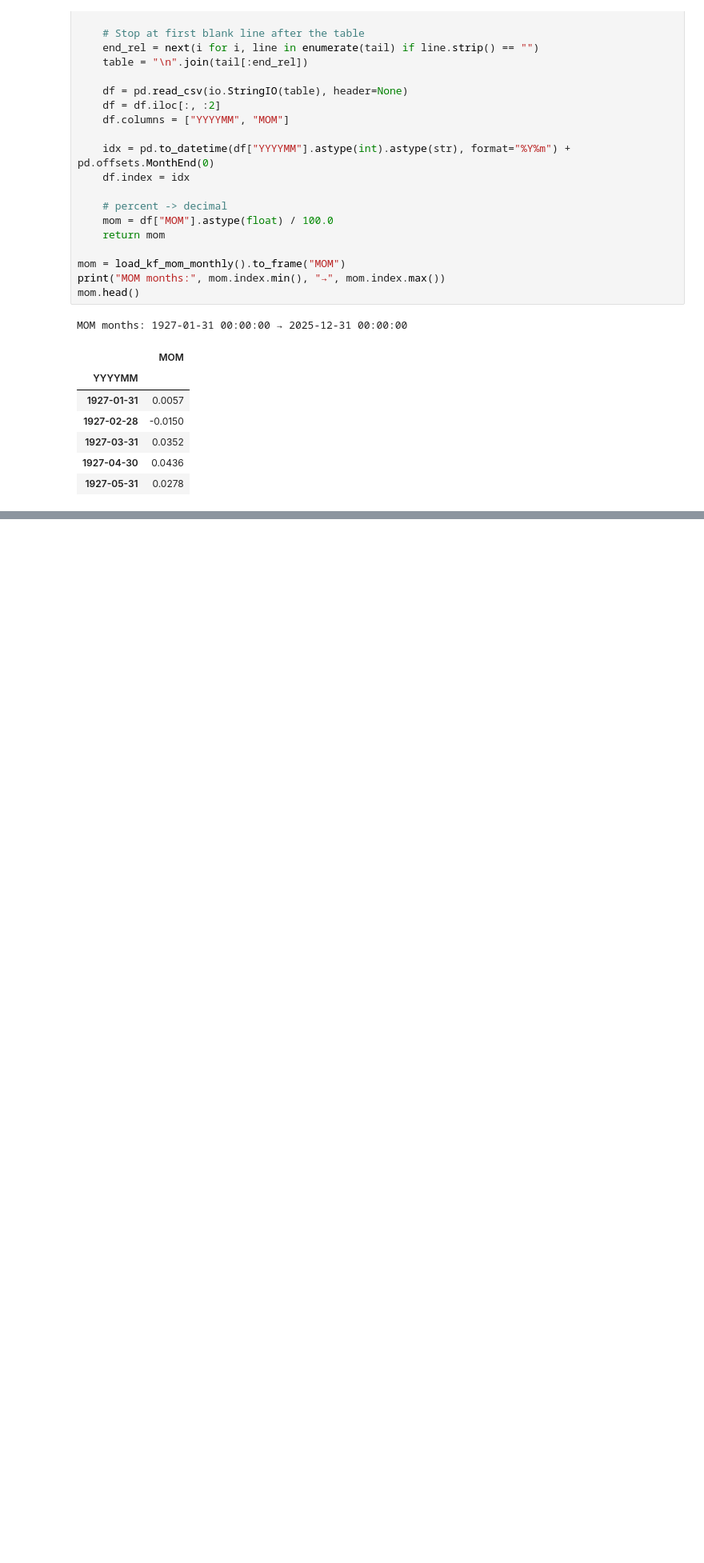
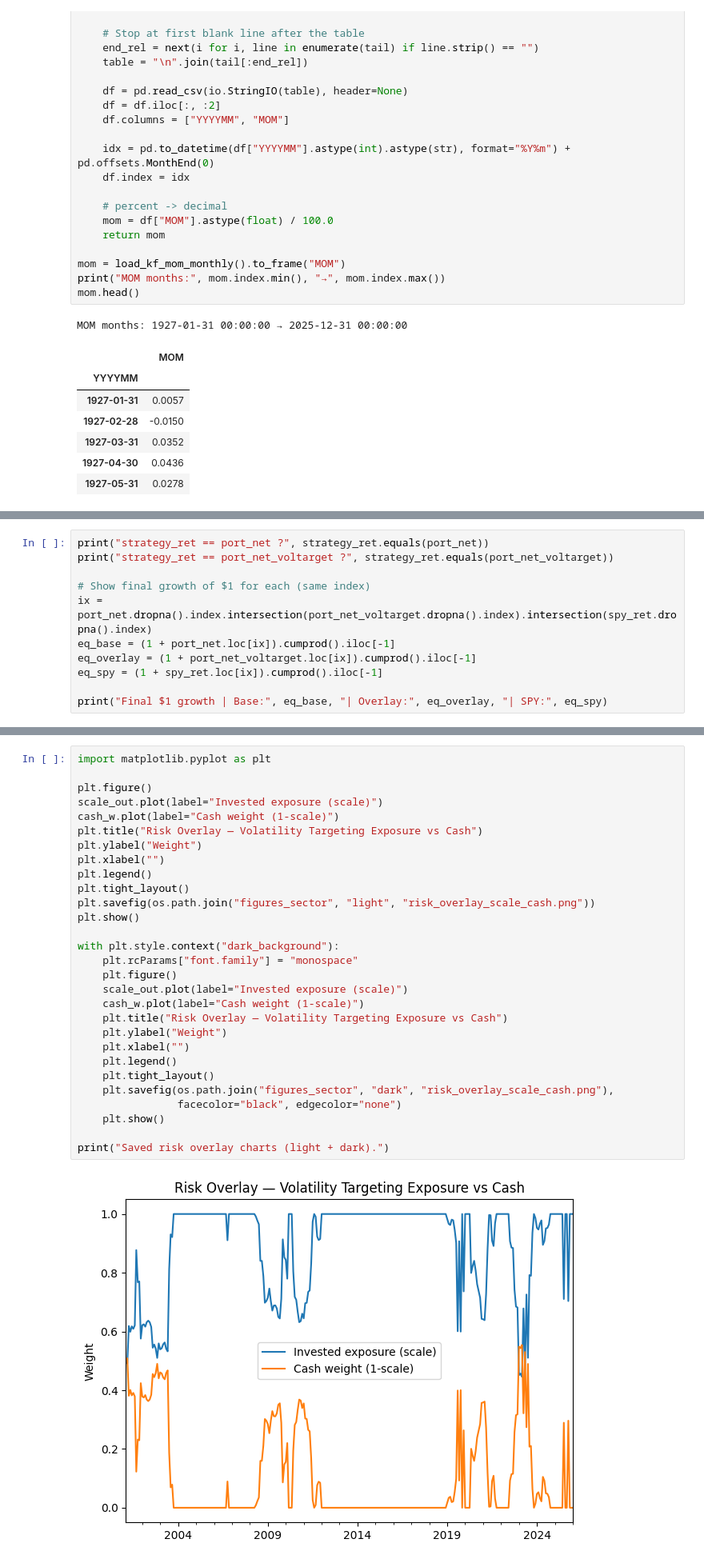
Before and after one commit to CobsMatt/momentum-backtest_sector, a Jupyter notebook: sector_momentum_main.ipynb, the cells around one changed output, grey strips where cells are left out. Shown at 80% size. Drawn from its saved outputs; the diff is of its cells as text; blank space fills up the shorter version.

```diff
--- a/sector_momentum_main.ipynb
+++ b/sector_momentum_main.ipynb
@@ -293,0 +468,11 @@ plot_equity("2000-01-01","2010-12-31",'Equity Curve — "Lost Decade" (2000–20
+# %%
+print("strategy_ret == port_net ?", strategy_ret.equals(port_net))
+print("strategy_ret == port_net_voltarget ?", strategy_ret.equals(port_net_voltarget))
+
+# Show final growth of $1 for each (same index)
+ix = port_net.dropna().index.intersection(port_net_voltarget.dropna().index).intersection(spy_ret.dropna().index)
+eq_base = (1 + port_net.loc[ix]).cumprod().iloc[-1]
+eq_overlay = (1 + port_net_voltarget.loc[ix]).cumprod().iloc[-1]
+eq_spy = (1 + spy_ret.loc[ix]).cumprod().iloc[-1]
+
+print("Final $1 growth | Base:", eq_base, "| Overlay:", eq_overlay, "| SPY:", eq_spy)
@@ -293,0 +672,31 @@ plot_equity("2000-01-01","2010-12-31",'Equity Curve — "Lost Decade" (2000–20
+# %%
+import matplotlib.pyplot as plt
+
+plt.figure()
+scale_out.plot(label="Invested exposure (scale)")
+cash_w.plot(label="Cash weight (1-scale)")
+plt.title("Risk Overlay — Volatility Targeting Exposure vs Cash")
+plt.ylabel("Weight")
+plt.xlabel("")
+plt.legend()
+plt.tight_layout()
+plt.savefig(os.path.join("figures_sector", "light", "risk_overlay_scale_cash.png"))
+plt.show()
+
+with plt.style.context("dark_background"):
+    plt.rcParams["font.family"] = "monospace"
+    plt.figure()
+    scale_out.plot(label="Invested exposure (scale)")
+    cash_w.plot(label="Cash weight (1-scale)")
+    plt.title("Risk Overlay — Volatility Targeting Exposure vs Cash")
+    plt.ylabel("Weight")
+    plt.xlabel("")
+    plt.legend()
+    plt.tight_layout()
+    plt.savefig(os.path.join("figures_sector", "dark", "risk_overlay_scale_cash.png"),
+                facecolor="black", edgecolor="none")
+    plt.show()
+
+print("Saved risk overlay charts (light + dark).")
+# %% [output]
+[figure, added]
```
Also changed, not shown: parts of 19 cells of this notebook, 14 other files.
